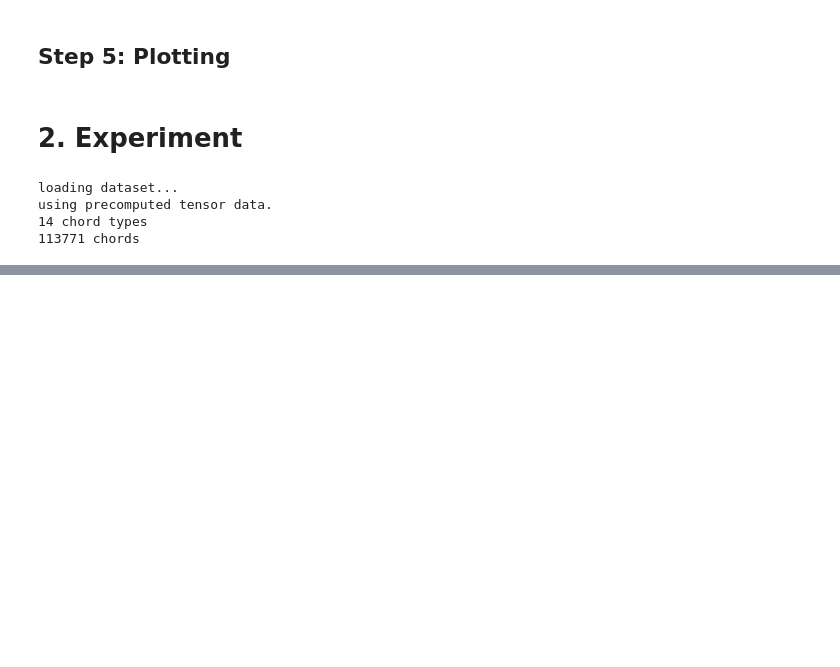
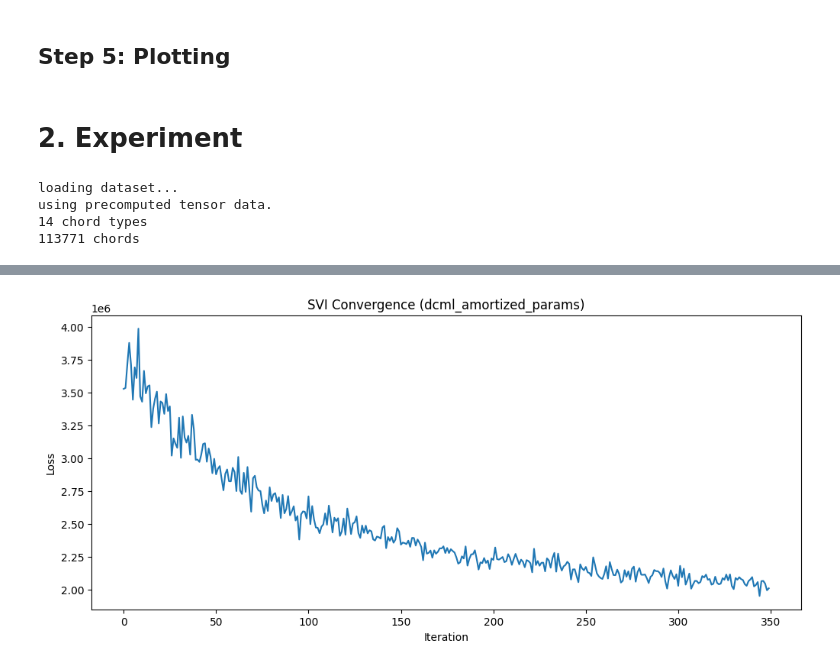
Before and after one commit to Urukat/Master-Thesis-AI, a Jupyter notebook: simplified_amortization.ipynb, the cells around one changed output, grey strips where cells are left out. Cells and saved outputs as stored; diff of their text form; code cells hidden in the pictures; blank space fills up the shorter version.

```diff
--- a/simplified_amortization.ipynb
+++ b/simplified_amortization.ipynb
@@ -122,18 +124,15 @@ def simplified_chord_model(npcs, nharmonies, data, subsamples=500, **kwargs):
 
     # Sampling the data:
     nchords = len(data['c'])
-    subs = min(nchords, subsamples) if subsamples is not None else None
+    #subs = min(nchords, subsamples) if subsamples is not None else None
+    subs = torch.arange(min(nchords, subsamples), device=device) if subsamples is not None else torch.arange(nchords, device=device)
 
-    with pyro.plate('data', nchords, subsample=subs):
+    with pyro.plate('data', nchords, subsample=subs) as ind:
         # Sample a chord type based on the harmony distribution (to be inferred)
         c = pyro.sample('c', dist.Categorical(p_harmony))
 
-        # For each chord, generate pitches based on the chord profile
-        for i in pyro.plate('chords', nchords):
-            # number of notes in the chord
-            n = int(data['n'][i])
-            # sampling pitches for the chord based on the selected chord type profile
-            pitches = pyro.sample('pitches_{}'.format(i), dist.Multinomial(n, probs=chord_profiles[c[i]]))
+        # sampling pitches for the chord based on the selected chord type profile
+        pitches = pyro.sample('pitches', dist.Multinomial(1, probs=chord_profiles[c], validate_args=False), obs=data['pitches'][ind])
 
     return {"p_harmony": p_harmony, "chord_profiles": chord_profiles, "c": c, "pitches": pitches}
 # %% [markdown]
@@ -182,7 +178,7 @@ def amortization_guide(npcs, nharmonies, data, subsamples=500, **kwargs):
 **Data Format**
 # %%
 def simplified_chord_tensor(notes):
-    """Takes a list of notes as (fifth, type) pairs and returns a vector of counts for fifths."""
+    """Takes a list of fifths and returns a vector of counts for fifths."""
     chord = torch.zeros(npcs, device=device)
     for fifth in notes:
         index = utils.fifth_to_index(fifth)
@@ -192,7 +188,7 @@ def simplified_chord_tensor(notes):
 def simplified_annot_data_obs(chords):
     """Helper function to turn a list of chord dictionaries into a dictionary of observation vectors."""
     obs = {}
-    obs["notes"] = torch.cat([simplified_chord_tensor(c['notes']).reshape((1, -1)) for c in chords], dim=0)
+    obs["pitches"] = torch.cat([simplified_chord_tensor(c['notes']).reshape((1, -1)) for c in chords], dim=0)
     obs["c"] = torch.tensor([c['label'] for c in chords], device=device)
     obs["n"] = torch.tensor([len(c['notes']) - 1 for c in chords], device=device)
     return obs
@@ -217,7 +213,7 @@ def load_dataset(filename):
         obs = torch.load(prefn, map_location=device)
     else:
         print('extracting chords...')
-        chords = [{'label': numlabel, 'notes': [(row['fifth'], row['type']) for index, row in grp.iterrows()]}
+        chords = [{'label': numlabel, 'notes': [row['fifth'] for index, row in grp.iterrows()]}
                   for (_, numlabel), grp in tqdm.tqdm(df.groupby(['chordid', 'numlabel']))]
         print('converting chords to tensors...')
         obs = simplified_annot_data_obs(chords)
@@ -258,19 +254,28 @@ def save_params(params, nharmonies, npcs, name):
 # %% [markdown]
 ## Step 4: Inference
 # %%
-def infer_amortized_posteriors(npcs, nharmonies, data, nsteps=5000, lr=0.01, plot_loss=True, save_as=None):
+def infer_amortized_posteriors(npcs, nharmonies, data, nsteps=5000, lr=0.01, plot_loss=True, save_as=None, collect_history=False):
     pyro.clear_param_store()
     pyro.set_rng_seed(1625)
 
     svi = pyro.infer.SVI(model=simplified_chord_model,
-                         guide=lambda npcs, data: amortization_guide(npcs, nharmonies, data),
+                         guide=lambda npcs, nharmonies, data: amortization_guide(npcs, nharmonies, data),
                          optim=pyro.optim.Adam({"lr": lr}),
                          loss=pyro.infer.Trace_ELBO())
 
     losses = []
+    alpha_h_history = []
+    alpha_phi_history = []
+
     for step in tqdm.trange(nsteps):
-        loss = svi.step(npcs, data)
+        loss = svi.step(npcs, nharmonies, data)
         losses.append(loss)
+
+        if collect_history:
+            # collect parameter histories
+            alpha_h_history.append(pyro.param('alpha_h').detach().cpu().numpy())
+            alpha_phi_history.append(pyro.param('alpha_phi').detach().cpu().numpy())
+
         if step % 100 == 0:
             print(f"Step {step} : loss = {loss}")
 
@@ -289,6 +294,6 @@ def infer_amortized_posteriors(npcs, nharmonies, data, nsteps=5000, lr=0.01, plo
     if save_as is not None:
         save_params(params, nharmonies, npcs, save_as)
 
-    return params
+    return params, (alpha_h_history, alpha_phi_history) if collect_history else params
 # %% [markdown]
 ## Step 5: Plotting
@@ -297,5 +349,5 @@ def infer_amortized_posteriors(npcs, nharmonies, data, nsteps=5000, lr=0.01, plo
 # %% [markdown]
-# 2. Experiment
+# **2. Experiment**
 # %%
 dcml_df, dcml_obs, dcml_chordtypes = load_dataset('dcml.tsv')
 dcml_init = get_init_params(dcml_df, len(dcml_chordtypes), npcs)
@@ -305,7 +357,8 @@ using precomputed tensor data.
 14 chord types
 113771 chords
 # %%
- dcml_params = infer_amortized_posteriors(npcs, len(dcml_chordtypes), dcml_obs,
-                                         nsteps=350, lr=0.01,
-                                         plot_loss=True, save_as="dcml_amortized_params")
+dcml_params, (alpha_h_history, alpha_phi_history) = infer_amortized_posteriors(npcs, len(dcml_chordtypes), dcml_obs,
+                                                                              nsteps=350, lr=0.01, plot_loss=True,
+                                                                              save_as="dcml_amortized_params", collect_history=True
+                                                                              )
 # %% [output]
@@ -312,0 +369 @@ ValueError: ignored
+[figure, added]
```
Also changed, not shown: parts of 11 cells of this notebook.
